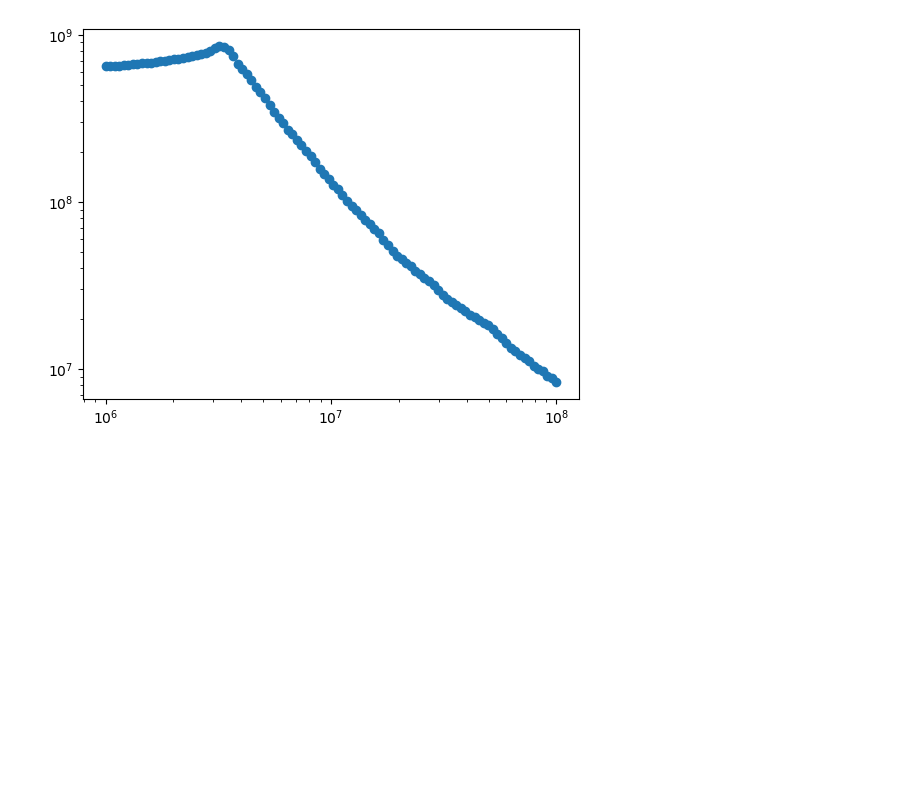
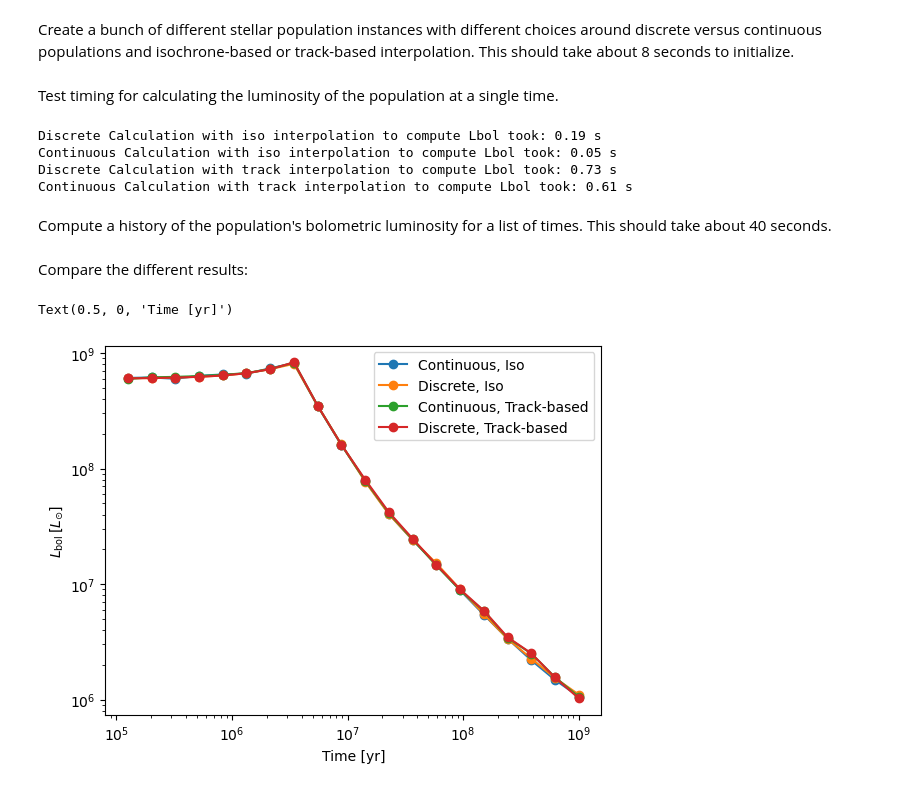
Before and after one commit to arsenal-popsynth/arsenal_gear, a Jupyter notebook: paper_plots.ipynb, the cells around one changed output. Drawn from its saved outputs; the diff is of its cells as text; code cells hidden in the pictures; blank space fills up the shorter version.

Commit message:
added some more plots

```diff
--- a/paper_plots.ipynb
+++ b/paper_plots.ipynb
@@ -55,8 +73,55 @@ Isochrone construction time: 0.4472 s
+# %% [markdown]
+Create a bunch of different stellar population instances with different choices around discrete versus continuous populations and isochrone-based or track-based interpolation. This should take about 8 seconds to initialize.
+# %%
+sp_iso_discrete = ag.StellarPopulation(interp_op="iso")
+sp_iso_cont = ag.StellarPopulation(interp_op="iso", discrete=False)
+sp_track_discrete = ag.StellarPopulation(interp_op="track")
+sp_track_cont = ag.StellarPopulation(interp_op="track", discrete=False)
+# %% [markdown]
+Test timing for calculating the luminosity of the population at a single time.
+# %%
+t = 1*u.Myr
+timing = -1*time()
+lbol_discrete = sp_iso_discrete.lbol(t)
+timing += time()
+print(f"Discrete Calculation with iso interpolation to compute Lbol took: {timing:.2f} s")
+timing = -1*time()
+lbol_cont = sp_iso_cont.lbol(t)
+timing += time()
+print(f"Continuous Calculation with iso interpolation to compute Lbol took: {timing:.2f} s")
+timing = -1*time()
+lbol_discrete_track = sp_track_discrete.lbol(t)
+timing += time()
+print(f"Discrete Calculation with track interpolation to compute Lbol took: {timing:.2f} s")
+timing = -1*time()
+lbol_cont_track = sp_track_cont.lbol(t)
+timing += time()
+print(f"Continuous Calculation with track interpolation to compute Lbol took: {timing:.2f} s")
+# %% [output]
+Discrete Calculation with iso interpolation to compute Lbol took: 0.19 s
+Continuous Calculation with iso interpolation to compute Lbol took: 0.05 s
+Discrete Calculation with track interpolation to compute Lbol took: 0.73 s
+Continuous Calculation with track interpolation to compute Lbol took: 0.61 s
+# %% [markdown]
+Compute a history of the population's bolometric luminosity for a list of times. This should take about 40 seconds.
 # %%
-lbol_hist = sp.lbol(tlin)
+tlin = np.logspace(5.1,9,20)*u.yr
+lbol_iso_discrete = sp_iso_discrete.lbol(tlin)
+lbol_iso_cont = sp_iso_cont.lbol(tlin)
+lbol_track_discrete = sp_track_discrete.lbol(tlin)
+lbol_track_cont = sp_track_cont.lbol(tlin)
+# %% [markdown]
+Compare the different results:
 # %%
-plt.plot(tlin, lbol_hist, 'o', label="Integrated Lbol")
+plt.plot(tlin, lbol_iso_cont, 'o-', label="Continuous, Iso")
+plt.plot(tlin, lbol_iso_discrete, 'o-', label="Discrete, Iso")
+plt.plot(tlin, lbol_track_cont, 'o-', label="Continuous, Track-based")
+plt.plot(tlin, lbol_track_discrete, 'o-', label="Discrete, Track-based")
+plt.legend()
+plt.yscale("log")
 plt.xscale("log")
-plt.yscale("log")
+plt.ylabel(r"$L_{\rm bol} \, [L_{\odot}]$")
+plt.xlabel("Time [yr]")
 # %% [output]
+Text(0.5, 0, 'Time [yr]')
-[figure, old version]
+[figure, new version]
```
Also changed, not shown: parts of 8 cells of this notebook.
